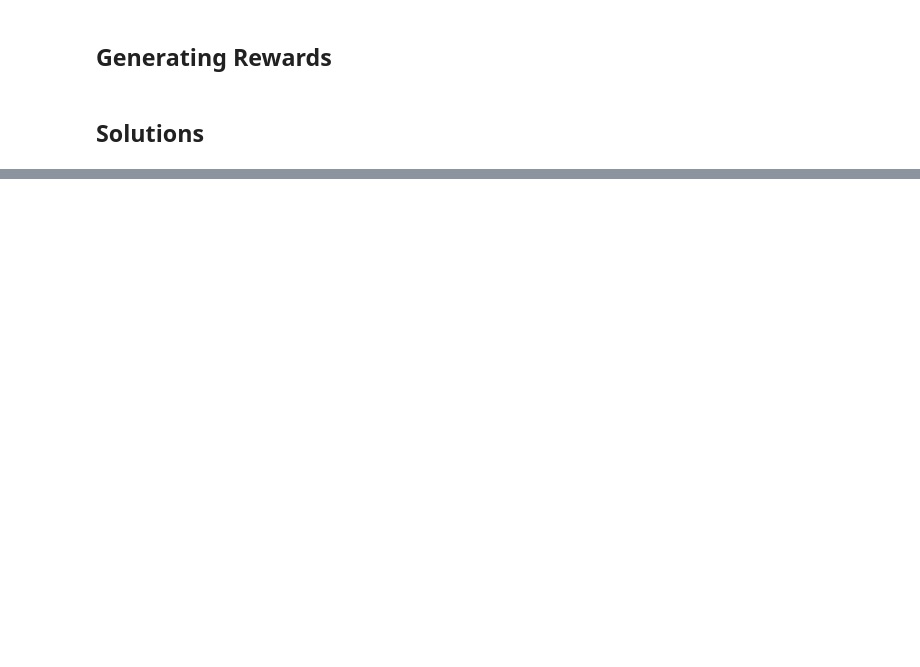
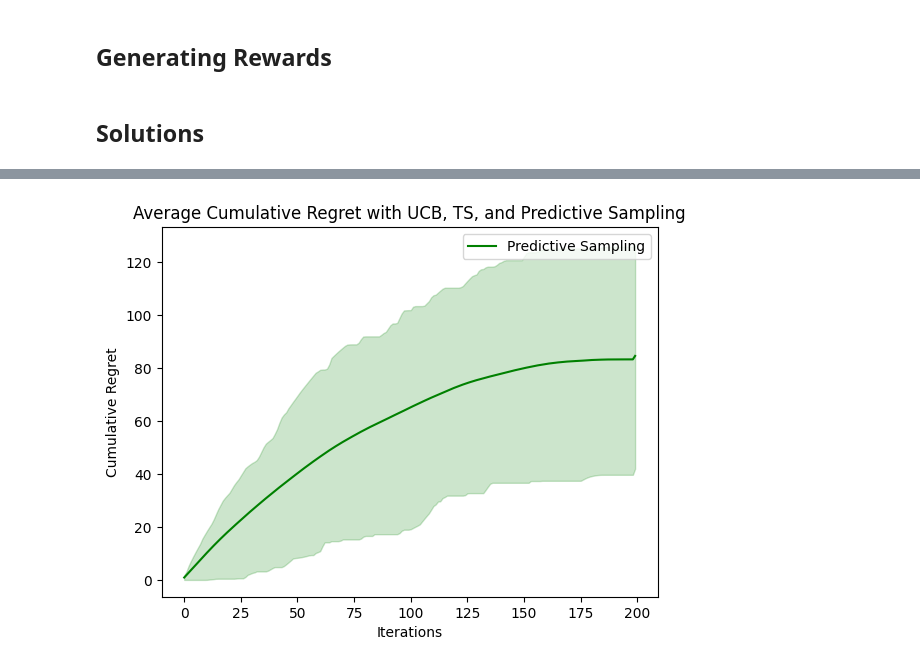
Before and after one commit to loggedin/reinforcement-learning, a Jupyter notebook: Nonstationary_Environment.ipynb, the cells around one changed output, grey strips where cells are left out. Cells and saved outputs as stored; diff of their text form; code cells hidden in the pictures; blank space fills up the shorter version.

```diff
--- a/Nonstationary_Environment.ipynb
+++ b/Nonstationary_Environment.ipynb
@@ -143,0 +211,29 @@ plt.show()
+# %%
+# Define simulation parameters
+K, T, noise_var = 5, 200, 1
+n_sim = 100
+
+# Run Predictive Sampling and collect regrets
+regrets = np.zeros((n_sim, T))
+
+for sim in range(n_sim):
+    mean_rewards = generate_mean_rewards()
+    bandits_env = GetArms(K, mean_rewards, noise_var)
+    regrets[sim] = np.cumsum(PredictiveSampling(bandits_env, T)[1])
+
+# Plotting results for Predictive Sampling
+mean_regrets = np.mean(regrets, axis=0)
+sorted_regrets = np.sort(regrets, axis=0)
+CB95 = sorted_regrets[79]
+CB5 = sorted_regrets[19]
+plt.plot(mean_regrets, label='Predictive Sampling', color='g')
+plt.fill_between(np.arange(T), CB5, CB95, alpha=0.2, color='g')
+
+# Final plot with UCB and TS comparison
+plt.legend()
+plt.xlabel('Iterations')
+plt.ylabel('Cumulative Regret')
+plt.title('Average Cumulative Regret with UCB, TS, and Predictive Sampling')
+plt.show()
+# %% [output]
+[figure, added]
```
Also changed, not shown: parts of 8 cells of this notebook.
